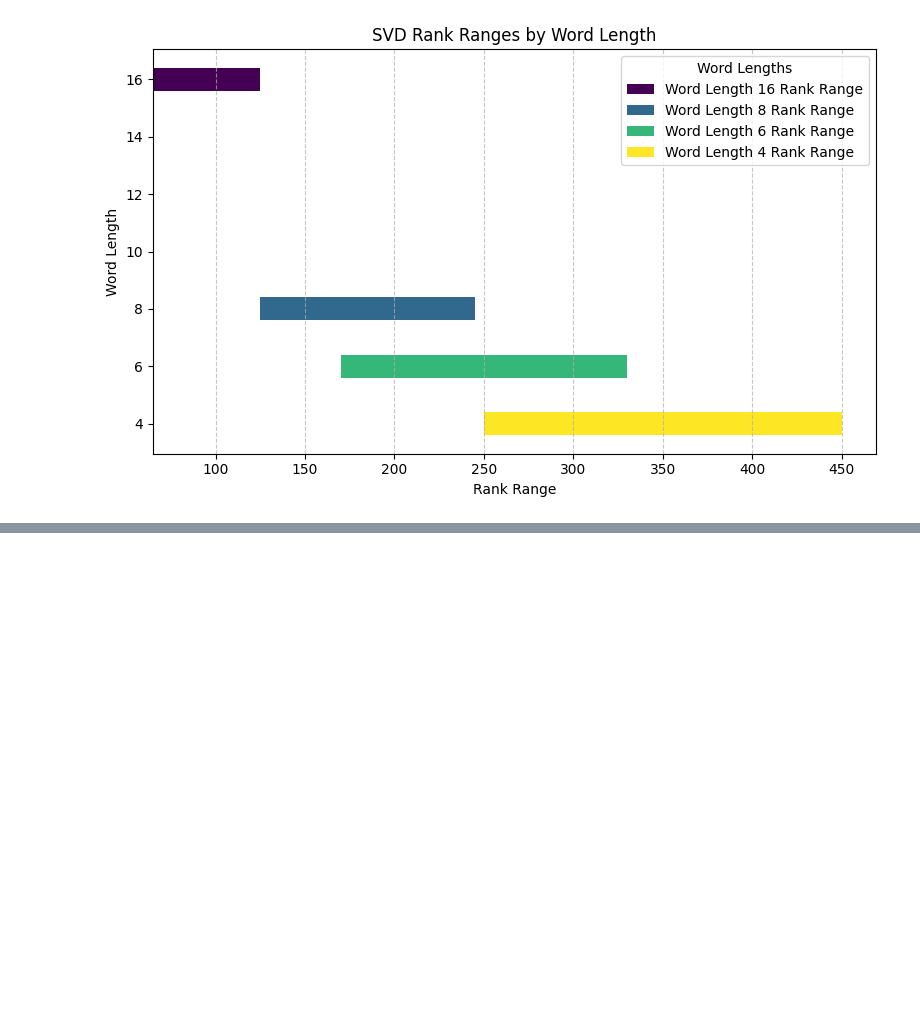
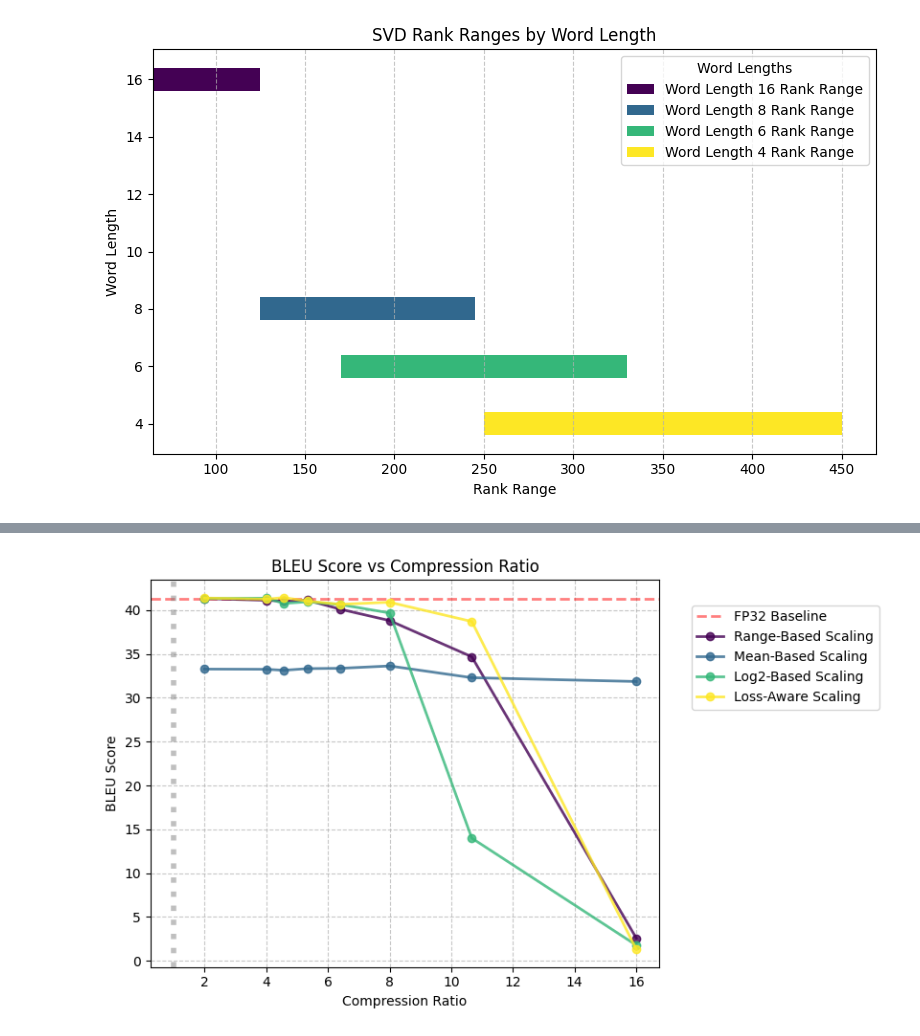
Before and after one commit to justinhuang666666/Approximate-Matrix-Vector-Multiplication, a Jupyter notebook: simulation_result/simulation_quant.ipynb, the cells around one changed output, grey strips where cells are left out. Saved outputs shown, nothing was run; the diff lists cells and outputs as text; code cells hidden in the pictures; blank space fills up the shorter version.

Commit message:
add scaling iterative quant experiment

```diff
--- a/simulation_result/simulation_quant.ipynb
+++ b/simulation_result/simulation_quant.ipynb
@@ -992,0 +918,66 @@ plt.show()
+# %%
+import pandas as pd
+import matplotlib.pyplot as plt
+import matplotlib.cm as cm
+
+# Load data
+scaling_quant_result = pd.read_csv('quantization_weight_only_scaling.csv')
+
+# Set up the plot
+plt.figure(figsize=(10, 5))
+
+# Draw baseline and compression ratio reference lines
+plt.axhline(baseline_bleu, color='red', linestyle='--', linewidth=2, alpha=0.5, label='FP32 Baseline')
+plt.axvline(1, color='gray', linestyle=':', linewidth=4, alpha=0.5)
+
+# Set labels
+plt.title('BLEU Score vs Compression Ratio')
+plt.xlabel('Compression Ratio')
+plt.ylabel('BLEU Score')
+
+# Use Viridis colormap
+viridis = cm.get_cmap('viridis', 4)  # Get 4 distinct colors from Viridis
+
+# Plot BLEU scores for different scaling methods with rounded dots
+plt.plot(
+    scaling_quant_result["Compression Ratio"],
+    scaling_quant_result["BLEU Score (Range-Based)"],
+    linewidth=2,
+    alpha=0.8,
+    label='Range-Based Scaling',
+    color=viridis(0), marker='D', linestyle='-'  # Round dots for data points
+)
+plt.plot(
+    scaling_quant_result["Compression Ratio"],
+    scaling_quant_result["BLEU Score (Mean-Based)"],
+    linewidth=2,
+    alpha=0.8,
+    label='Mean-Based Scaling',
+    color=viridis(1), marker='D', linestyle='-'  # Round dots for data points
+)
+plt.plot(
+    scaling_quant_result["Compression Ratio"],
+    scaling_quant_result["BLEU Score (Log2-Based)"],
+    linewidth=2,
+    alpha=0.8,
+    label='Log2-Based Scaling',
+    color=viridis(2), marker='D', linestyle='-'  # Round dots for data points
+)
+plt.plot(
+    scaling_quant_result["Compression Ratio"],
+    scaling_quant_result["BLEU Score (Loss-Aware)"],
+    linewidth=2,
+    alpha=0.8,
+    label='Loss-Aware Scaling',
+    color=viridis(3), marker='D', linestyle='-'  # Round dots for data points
+)
+
+# Add legend outside the plot
+plt.legend(loc='center left', bbox_to_anchor=(1.05, 0.8))  # Legend outside plotting area
+plt.grid(linestyle='--', alpha=0.7)
+
+# Adjust layout and show the plot
+plt.tight_layout(rect=[0, 0, 0.85, 1])  # Leave space for legend
+plt.show()
+# %% [output]
+[figure, added]
```
Also changed, not shown: parts of 4 cells of this notebook, 5 other files.
